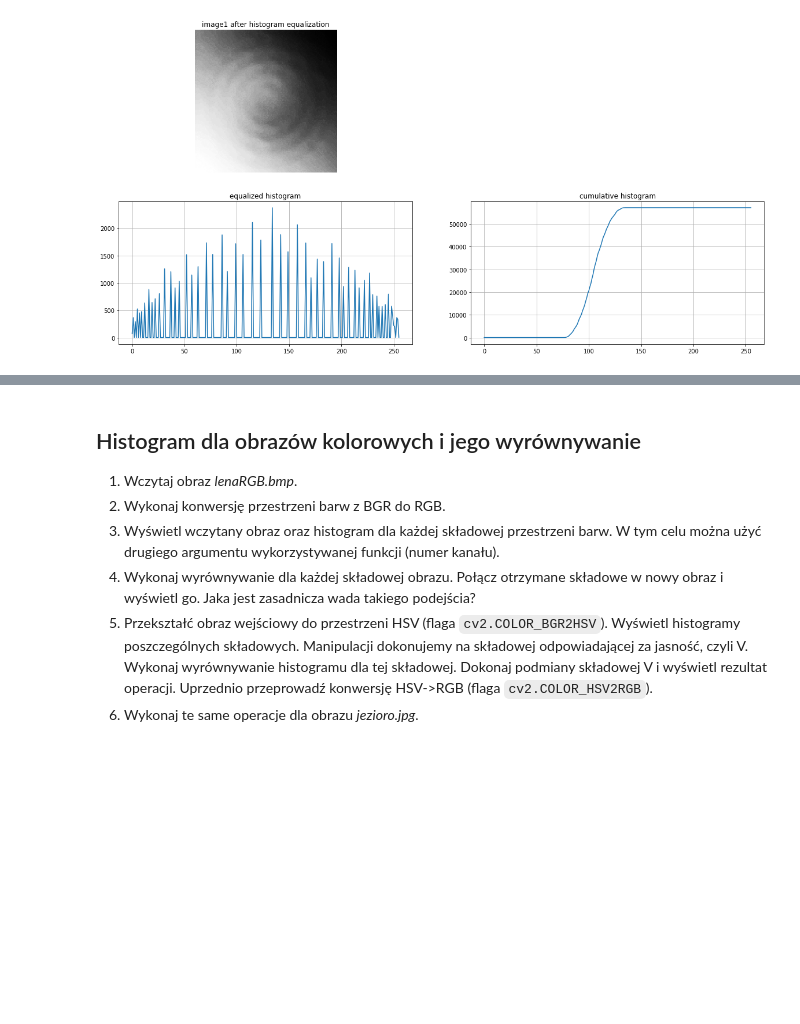
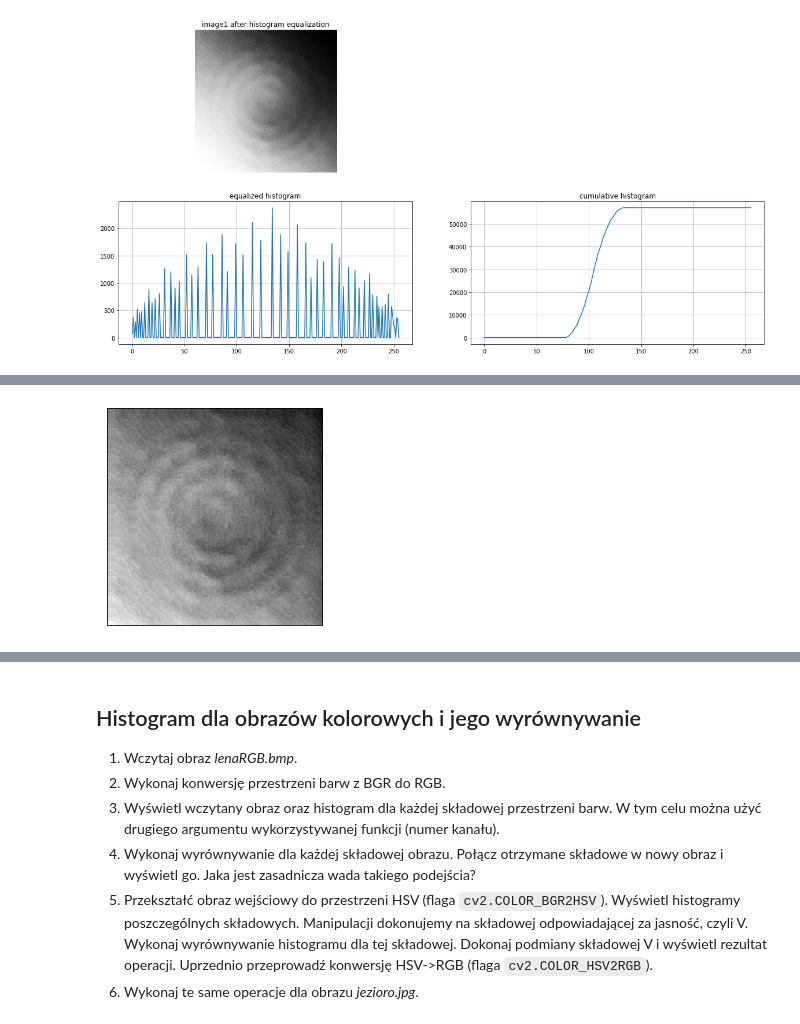
Before and after one commit to sy1wi4/WDCPO-2021, a Jupyter notebook: 03_histogram.ipynb, the cells around one changed output, grey strips where cells are left out. Drawn from its saved outputs; the diff is of its cells as text; code cells hidden in the pictures; blank space fills up the shorter version.

```diff
--- a/03_histogram.ipynb
+++ b/03_histogram.ipynb
@@ -307,0 +322,9 @@ axes[1,1].grid()
+# %%
+clahe = cv2.createCLAHE(clipLimit=4.0, tileGridSize=(8,8))
+cl_hist2 = clahe.apply(hist1)
+
+plt.imshow(cl_hist2, 'gray')
+plt.xticks([]), plt.yticks([])
+plt.show()
+# %% [output]
+[figure, added]
```
Also changed, not shown: parts of 41 cells of this notebook.
